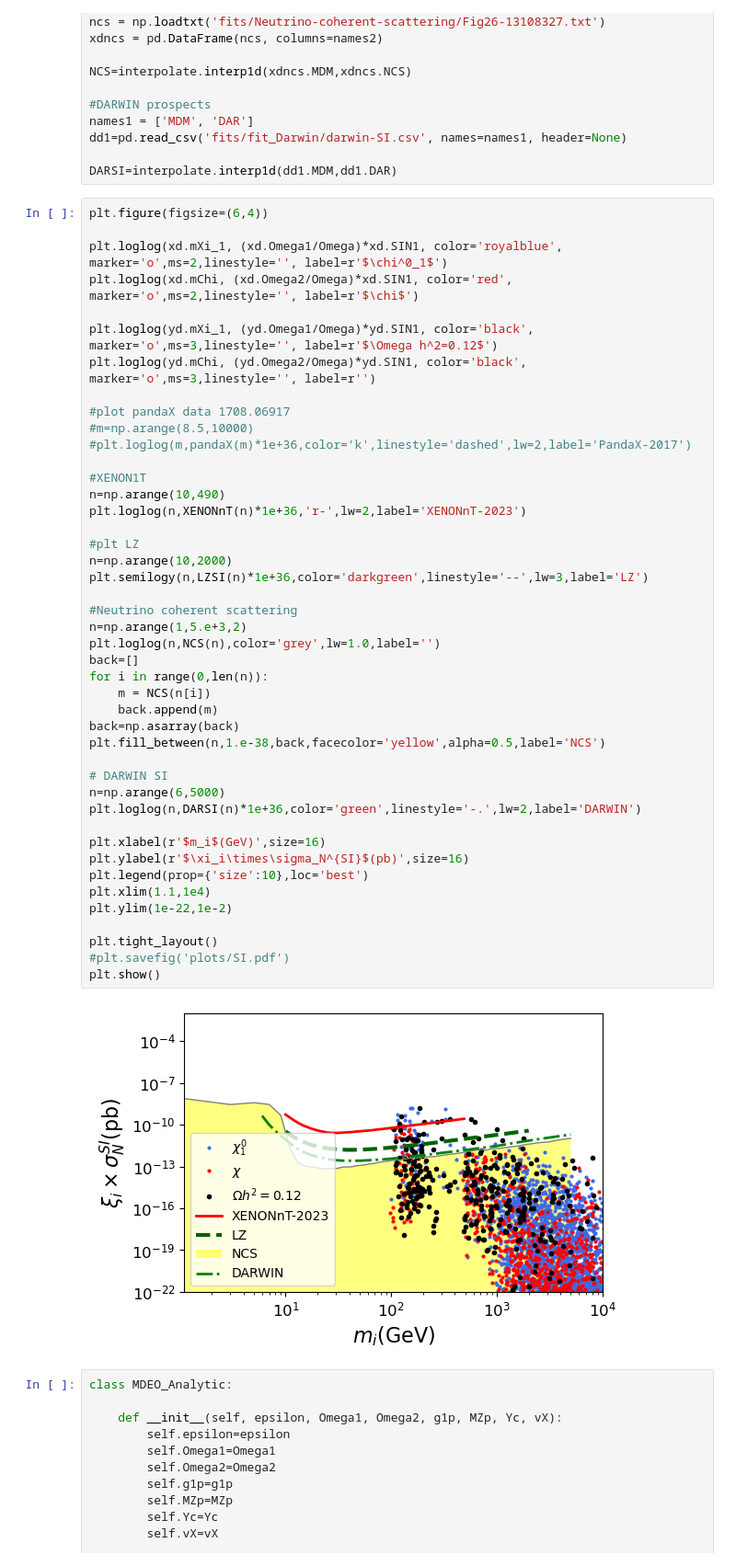
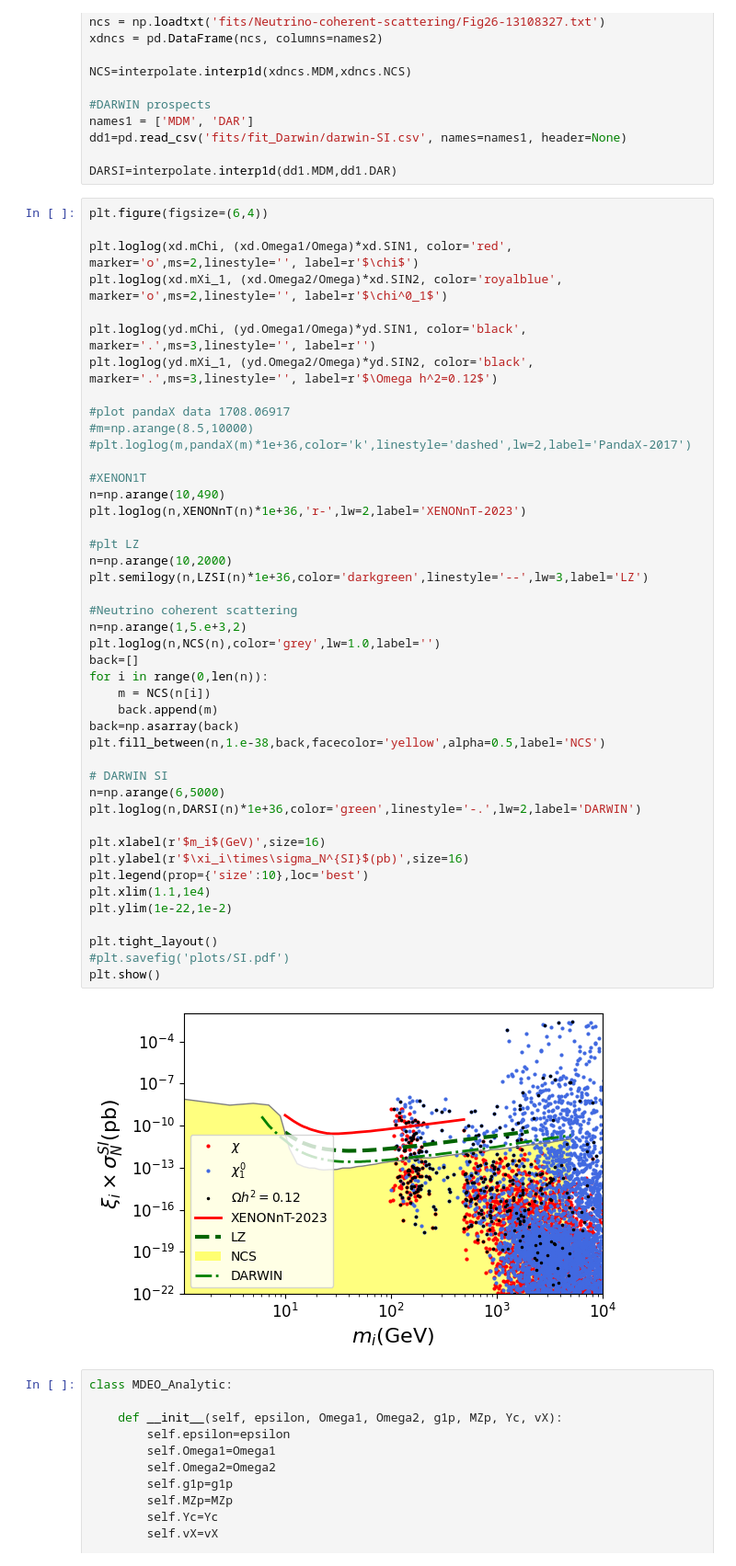
Before and after one commit to davidsuarezr/MDEO, a Jupyter notebook: random-scan-v3.ipynb, the cells around one changed output. Shown at 92% size. Drawn from its saved outputs; the diff is of its cells as text.

```diff
--- a/random-scan-v3.ipynb
+++ b/random-scan-v3.ipynb
@@ -386,11 +386,11 @@ DARSI=interpolate.interp1d(dd1.MDM,dd1.DAR)
 # %%
 plt.figure(figsize=(6,4))
 
-plt.loglog(xd.mXi_1, (xd.Omega1/Omega)*xd.SIN1, color='royalblue', marker='o',ms=2,linestyle='', label=r'$\chi^0_1$')
-plt.loglog(xd.mChi, (xd.Omega2/Omega)*xd.SIN1, color='red', marker='o',ms=2,linestyle='', label=r'$\chi$')
+plt.loglog(xd.mChi, (xd.Omega1/Omega)*xd.SIN1, color='red', marker='o',ms=2,linestyle='', label=r'$\chi$')
+plt.loglog(xd.mXi_1, (xd.Omega2/Omega)*xd.SIN2, color='royalblue', marker='o',ms=2,linestyle='', label=r'$\chi^0_1$')
 
-plt.loglog(yd.mXi_1, (yd.Omega1/Omega)*yd.SIN1, color='black', marker='o',ms=3,linestyle='', label=r'$\Omega h^2=0.12$')
-plt.loglog(yd.mChi, (yd.Omega2/Omega)*yd.SIN1, color='black', marker='o',ms=3,linestyle='', label=r'')
+plt.loglog(yd.mChi, (yd.Omega1/Omega)*yd.SIN1, color='black', marker='.',ms=3,linestyle='', label=r'')
+plt.loglog(yd.mXi_1, (yd.Omega2/Omega)*yd.SIN2, color='black', marker='.',ms=3,linestyle='', label=r'$\Omega h^2=0.12$')
 
 #plot pandaX data 1708.06917
 #m=np.arange(8.5,10000)
@@ -401,34 +401,34 @@ n=np.arange(10,490)
 plt.loglog(n,XENONnT(n)*1e+36,'r-',lw=2,label='XENONnT-2023')
 
 #plt LZ
 n=np.arange(10,2000)
 plt.semilogy(n,LZSI(n)*1e+36,color='darkgreen',linestyle='--',lw=3,label='LZ')
 
 #Neutrino coherent scattering
 n=np.arange(1,5.e+3,2)
 plt.loglog(n,NCS(n),color='grey',lw=1.0,label='')
 back=[]
 for i in range(0,len(n)):
     m = NCS(n[i])
     back.append(m)
 back=np.asarray(back)
 plt.fill_between(n,1.e-38,back,facecolor='yellow',alpha=0.5,label='NCS')
 
 # DARWIN SI
 n=np.arange(6,5000)
 plt.loglog(n,DARSI(n)*1e+36,color='green',linestyle='-.',lw=2,label='DARWIN')
 
 plt.xlabel(r'$m_i$(GeV)',size=16)
 plt.ylabel(r'$\xi_i\times\sigma_N^{SI}$(pb)',size=16)
 plt.legend(prop={'size':10},loc='best')
 plt.xlim(1.1,1e4)
 plt.ylim(1e-22,1e-2)
 
 plt.tight_layout()
 #plt.savefig('plots/SI.pdf')
 plt.show()
 # %% [output]
-[figure, old version]
+[figure, new version]
 # %%
 class MDEO_Analytic:
 
```
Also changed, not shown: parts of 13 cells of this notebook.
